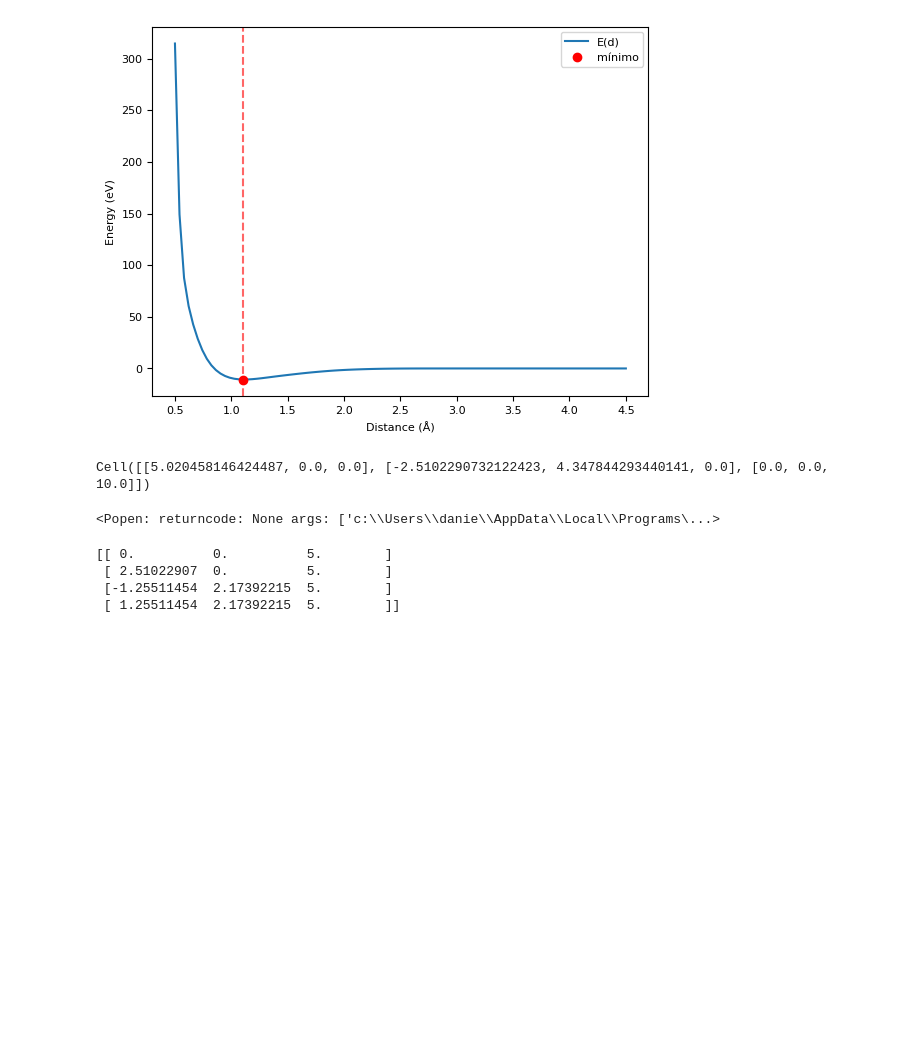
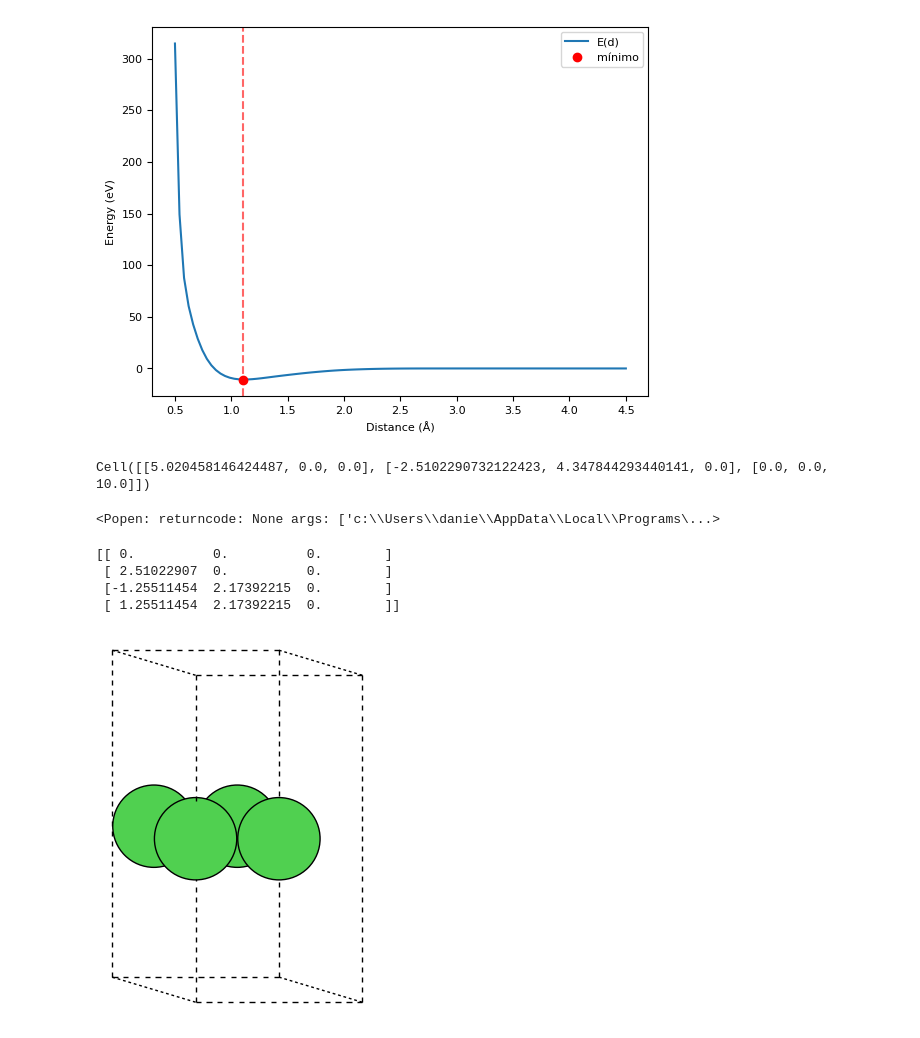
Before and after one commit to danielduque1/proyecto-AE, a Jupyter notebook: codes/libreria_ase.ipynb, the cells around one changed output. Cells and saved outputs as stored; diff of their text form; code cells hidden in the pictures; blank space fills up the shorter version.

```diff
--- a/codes/libreria_ase.ipynb
+++ b/codes/libreria_ase.ipynb
@@ -554,7 +554,7 @@ from ase import Atoms
 a = 3.55
 atoms = Atoms(
     'Ni4',
-    cell=[sqrt(2) * a, sqrt(2) * a, 1.0, 90, 90, 120],
+    cell=[sqrt(2) * a, sqrt(2) * a, 1, 90, 90, 120],
     pbc=(1, 1, 0),
     scaled_positions=[(0, 0, 0), (0.5, 0, 0), (0, 0.5, 0), (0.5, 0.5, 0)],
 )
@@ -568,7 +568,15 @@ Cell([[5.020458146424487, 0.0, 0.0], [-2.5102290732122423, 4.347844293440141, 0.
 # %%
 print(atoms.positions)
 # %% [output]
-[[ 0.          0.          5.        ]
- [ 2.51022907  0.          5.        ]
- [-1.25511454  2.17392215  5.        ]
- [ 1.25511454  2.17392215  5.        ]]
+[[ 0.          0.          0.        ]
+ [ 2.51022907  0.          0.        ]
+ [-1.25511454  2.17392215  0.        ]
+ [ 1.25511454  2.17392215  0.        ]]
+# %%
+from ase.visualize.plot import plot_atoms
+
+fig, ax = plt.subplots()
+plot_atoms(atoms, ax, rotation=('-80x,0y,0z'))
+ax.set_axis_off()
+# %% [output]
+[figure, added]
```
Also changed, not shown: parts of 18 cells of this notebook, 4 other files.
